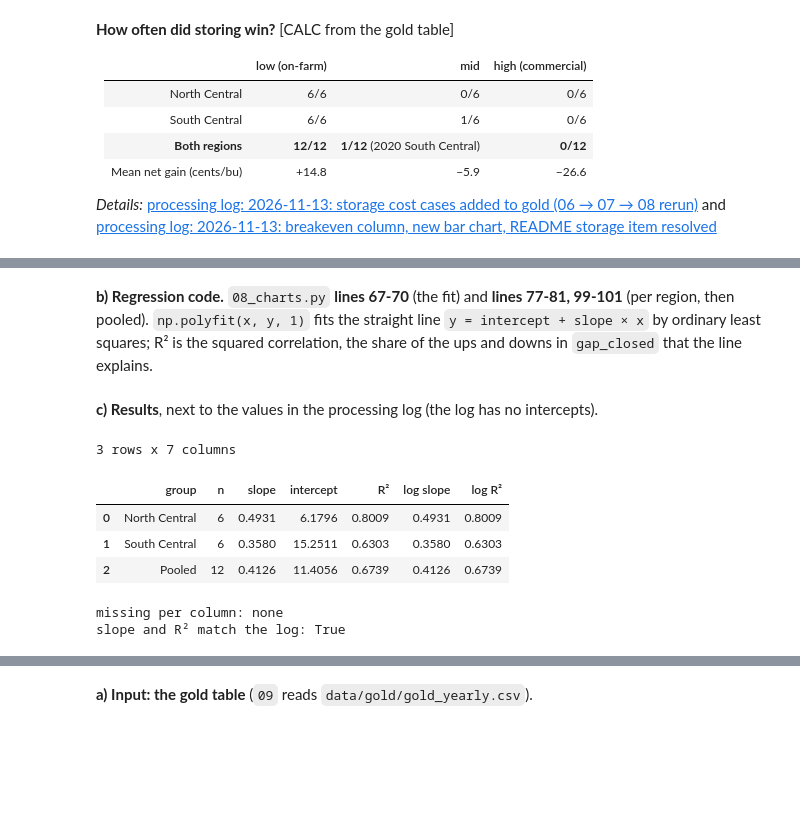
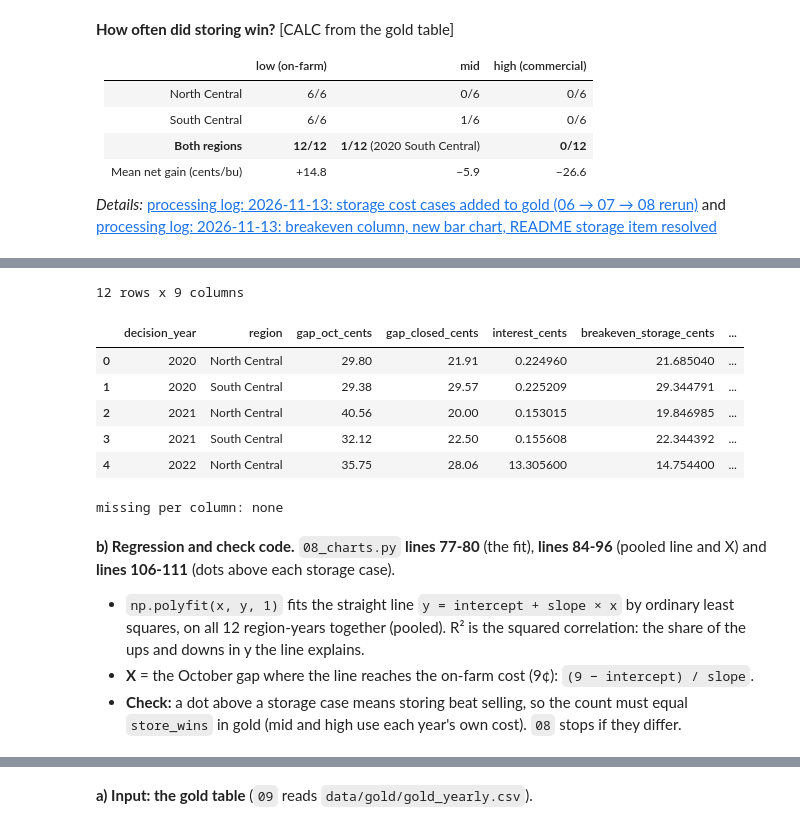
Before and after one commit to Jessie-Ren699/corn-storage-basis, a Jupyter notebook: notebooks/00_walkthrough.ipynb, the cells around one changed output, grey strips where cells are left out. Drawn from its saved outputs; the diff is of its cells as text; code cells hidden in the pictures; blank space fills up the shorter version.

Commit message:
08: replace scatter with decision chart (Oct gap vs breakeven storage, pooled OLS, storage bands); walkthrough Part 4 and log updated
Co-Authored-By: Claude Opus 5.5 <noreply@anthropic.com>

```diff
--- a/notebooks/00_walkthrough.ipynb
+++ b/notebooks/00_walkthrough.ipynb
@@ -728,4 +719,21 @@ missing per column: none
+# %%
+show(gold[["decision_year", "region", "gap_oct_cents", "gap_closed_cents", "interest_cents",
+           "breakeven_storage_cents", "storage_low_cents", "storage_mid_cents", "storage_high_cents"]])
+# %% [output]
+12 rows x 9 columns
+|  | decision_year | region | gap_oct_cents | gap_closed_cents | interest_cents | breakeven_storage_cents | ... |
+| 0 | 2020 | North Central | 29.80 | 21.91 | 0.224960 | 21.685040 | ... |
+| 1 | 2020 | South Central | 29.38 | 29.57 | 0.225209 | 29.344791 | ... |
+| 2 | 2021 | North Central | 40.56 | 20.00 | 0.153015 | 19.846985 | ... |
+| 3 | 2021 | South Central | 32.12 | 22.50 | 0.155608 | 22.344392 | ... |
+| 4 | 2022 | North Central | 35.75 | 28.06 | 13.305600 | 14.754400 | ... |
+missing per column: none
 # %% [markdown]
-**b) Regression code.** `08_charts.py` **lines 67-70** (the fit) and **lines 77-81, 99-101** (per region, then pooled).
-`np.polyfit(x, y, 1)` fits the straight line `y = intercept + slope × x` by ordinary least squares; R² is the squared
-correlation, the share of the ups and downs in `gap_closed` that the line explains.
+**b) Regression and check code.** `08_charts.py` **lines 77-80** (the fit), **lines 84-96** (pooled line and X) and
+**lines 106-111** (dots above each storage case).
+
+- `np.polyfit(x, y, 1)` fits the straight line `y = intercept + slope × x` by ordinary least squares, on all 12
+  region-years together (pooled). R² is the squared correlation: the share of the ups and downs in y the line explains.
+- **X** = the October gap where the line reaches the on-farm cost (9¢): `(9 − intercept) / slope`.
+- **Check:** a dot above a storage case means storing beat selling, so the count must equal `store_wins` in gold (mid and
+  high use each year's own cost). `08` stops if they differ.
@@ -745,13 +739,0 @@ fits = pd.DataFrame(fits)
-# %% [markdown]
-**c) Results**, next to the values in the processing log (the log has no intercepts).
-# %%
-show(fits)
-print("slope and R² match the log:", (fits["slope"].eq(fits["log slope"]) & fits["R²"].eq(fits["log R²"])).all())
-# %% [output]
-3 rows x 7 columns
-|  | group | n | slope | intercept | R² | log slope | log R² |
-| 0 | North Central | 6 | 0.4931 | 6.1796 | 0.8009 | 0.4931 | 0.8009 |
-| 1 | South Central | 6 | 0.3580 | 15.2511 | 0.6303 | 0.3580 | 0.6303 |
-| 2 | Pooled | 12 | 0.4126 | 11.4056 | 0.6739 | 0.4126 | 0.6739 |
-missing per column: none
-slope and R² match the log: True
```
Also changed, not shown: parts of 11 cells of this notebook, 3 other files.
